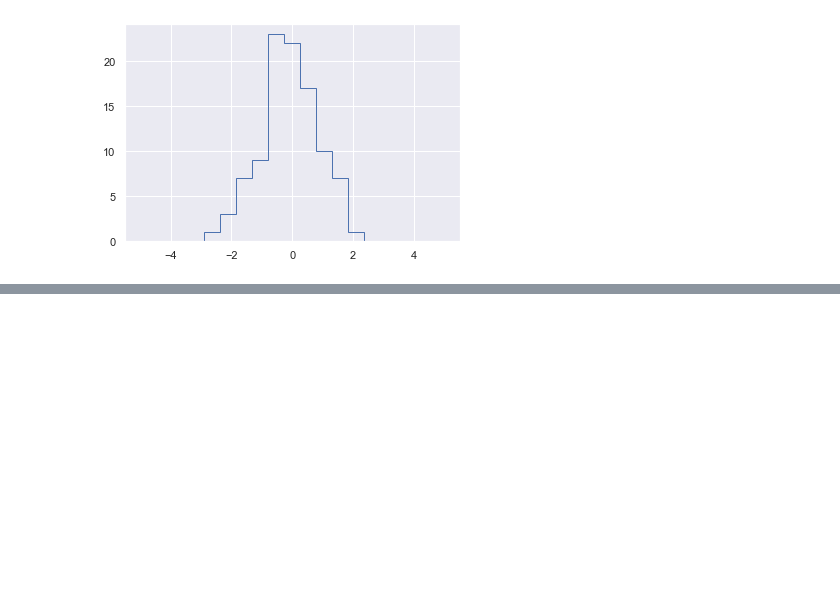
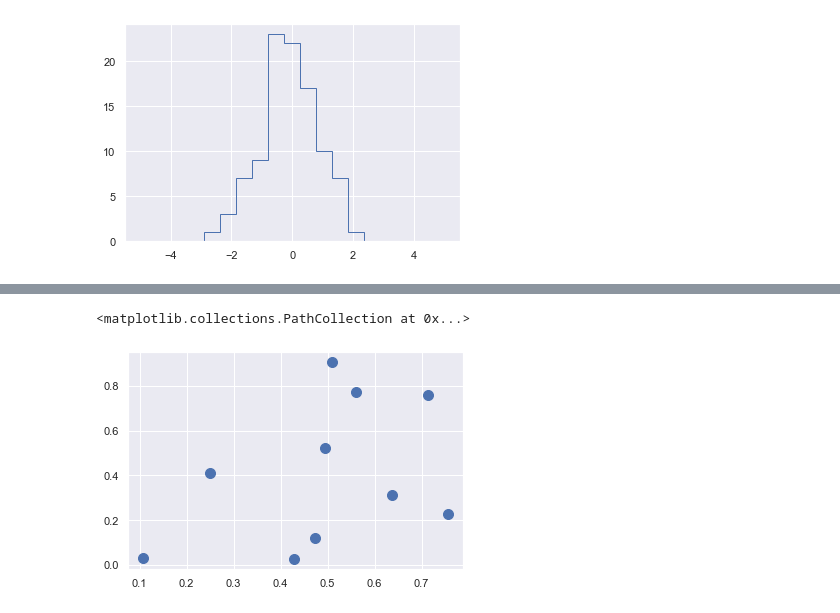
Before and after one commit to bbdog86/-, a Jupyter notebook: Python 数据科学手册/第2章 Numpy入门.ipynb, the cells around one changed output, grey strips where cells are left out. Saved outputs shown, nothing was run; the diff lists cells and outputs as text; code cells hidden in the pictures; blank space fills up the shorter version.

```diff
--- a/Python 数据科学手册/第2章 Numpy入门.ipynb
+++ b/Python 数据科学手册/第2章 Numpy入门.ipynb
@@ -860,0 +904,5 @@ plt.hist(x,bins,histtype='step')
+# %%
+dist_sq=np.sum((X[:,np.newaxis,:]-X[np.newaxis,:,:])**2,axis=-1)
+dist_sq.diagonal()
+nearest=np.argsort(dist_sq,axis=1)
+nearest
@@ -860,0 +921,7 @@ plt.hist(x,bins,histtype='step')
+# %%
+k=2
+nearest_partiton=np.argpartition(dist_sq,k+1,axis=1)
+plt.scatter(X[:,0],X[:,1],s=100)
+# %% [output]
+<matplotlib.collections.PathCollection at 0x...>
+[figure, added]
```
Also changed, not shown: parts of 18 cells of this notebook.
